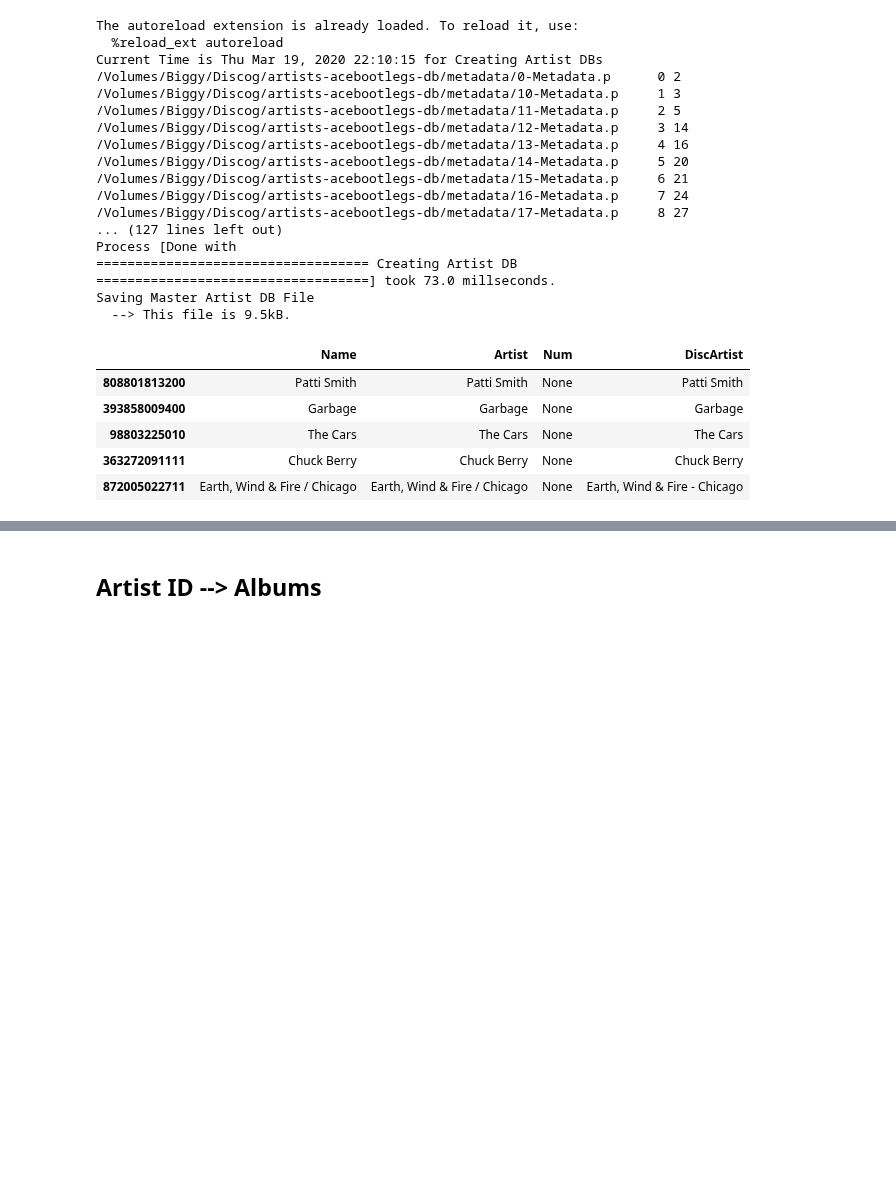
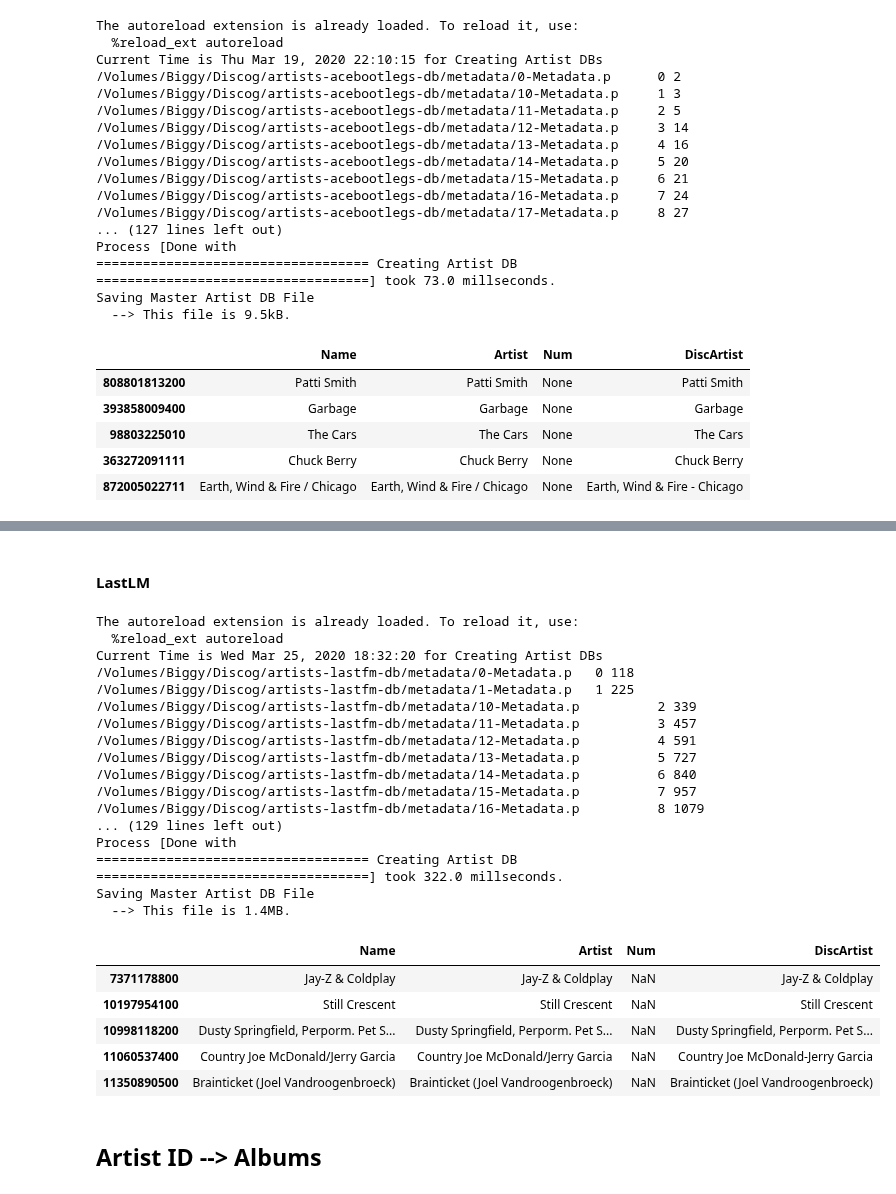
Before and after one commit to tgadf/discogs, a Jupyter notebook: Master DB.ipynb, the cells around one changed output, grey strips where cells are left out. Saved outputs shown, nothing was run; the diff lists cells and outputs as text; code cells hidden in the pictures; blank space fills up the shorter version.

```diff
--- a/Master DB.ipynb
+++ b/Master DB.ipynb
@@ -273,3 +334,46 @@ Saving Master Artist DB File
+# %% [markdown]
+#### LastLM
+# %%
+%load_ext autoreload
+%autoreload
+
+####################################################################################################
+## Create Artist ID Lookup
+####################################################################################################
+from lookup import createArtistIDMap
+createArtistIDMap(discLM)
+
+
+####################################################################################################
+## Create Artist ID Pandas DataFrame
+####################################################################################################
+from masterdb import getSlimArtistDB
+discSlimArtistLMDB = getSlimArtistDB(discLM, force=True)
+discSlimArtistLMDB.head()
+# %% [output]
+The autoreload extension is already loaded. To reload it, use:
+  %reload_ext autoreload
+Current Time is Wed Mar 25, 2020 18:32:20 for Creating Artist DBs
+/Volumes/Biggy/Discog/artists-lastfm-db/metadata/0-Metadata.p   0 118
+/Volumes/Biggy/Discog/artists-lastfm-db/metadata/1-Metadata.p   1 225
+/Volumes/Biggy/Discog/artists-lastfm-db/metadata/10-Metadata.p          2 339
+/Volumes/Biggy/Discog/artists-lastfm-db/metadata/11-Metadata.p          3 457
+/Volumes/Biggy/Discog/artists-lastfm-db/metadata/12-Metadata.p          4 591
+/Volumes/Biggy/Discog/artists-lastfm-db/metadata/13-Metadata.p          5 727
+/Volumes/Biggy/Discog/artists-lastfm-db/metadata/14-Metadata.p          6 840
+/Volumes/Biggy/Discog/artists-lastfm-db/metadata/15-Metadata.p          7 957
+/Volumes/Biggy/Discog/artists-lastfm-db/metadata/16-Metadata.p          8 1079
+... (129 lines left out)
+Process [Done with
+=================================== Creating Artist DB ===================================] took 322.0 millseconds.
+Saving Master Artist DB File
+  --> This file is 1.4MB.
+|  | Name | Artist | Num | DiscArtist |
+| 7371178800 | Jay-Z & Coldplay | Jay-Z & Coldplay | NaN | Jay-Z & Coldplay |
+| 10197954100 | Still Crescent | Still Crescent | NaN | Still Crescent |
+| 10998118200 | Dusty Springfield, Perporm. Pet S... | Dusty Springfield, Perporm. Pet S... | NaN | Dusty Springfield, Perporm. Pet S... |
+| 11060537400 | Country Joe McDonald/Jerry Garcia | Country Joe McDonald/Jerry Garcia | NaN | Country Joe McDonald-Jerry Garcia |
+| 11350890500 | Brainticket (Joel Vandroogenbroeck) | Brainticket (Joel Vandroogenbroeck) | NaN | Brainticket (Joel Vandroogenbroeck) |
 # %% [markdown]
 ## Artist ID --> Albums
 # %% [markdown]
```
Also changed, not shown: parts of 8 cells of this notebook, 9 other files.
